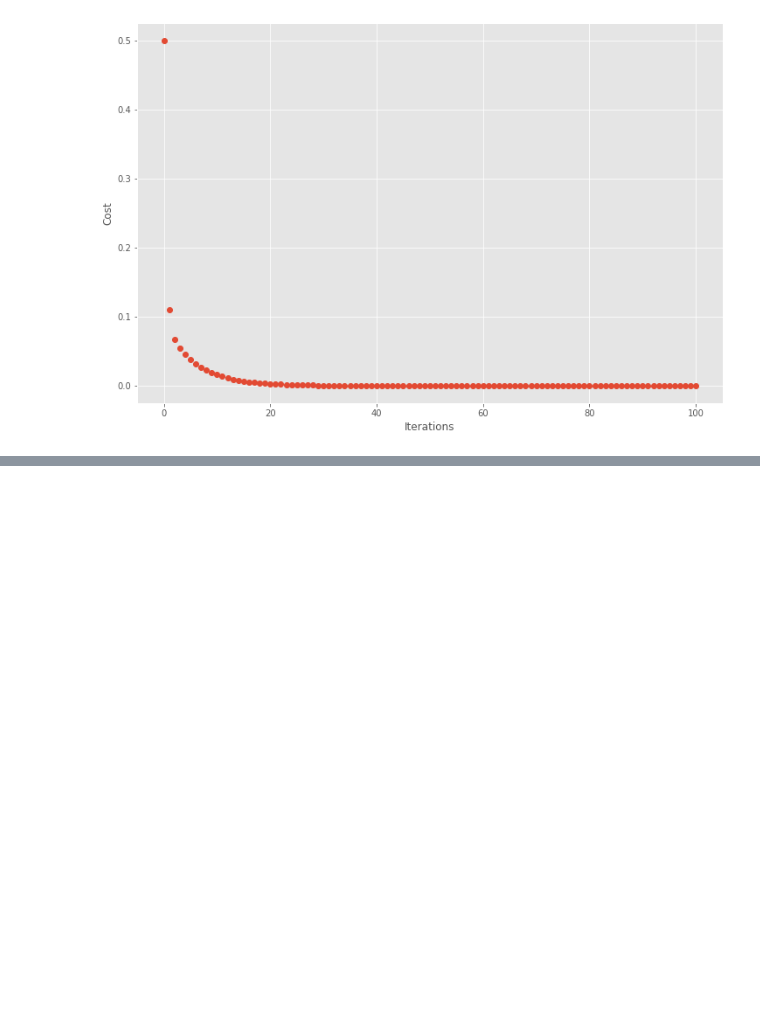
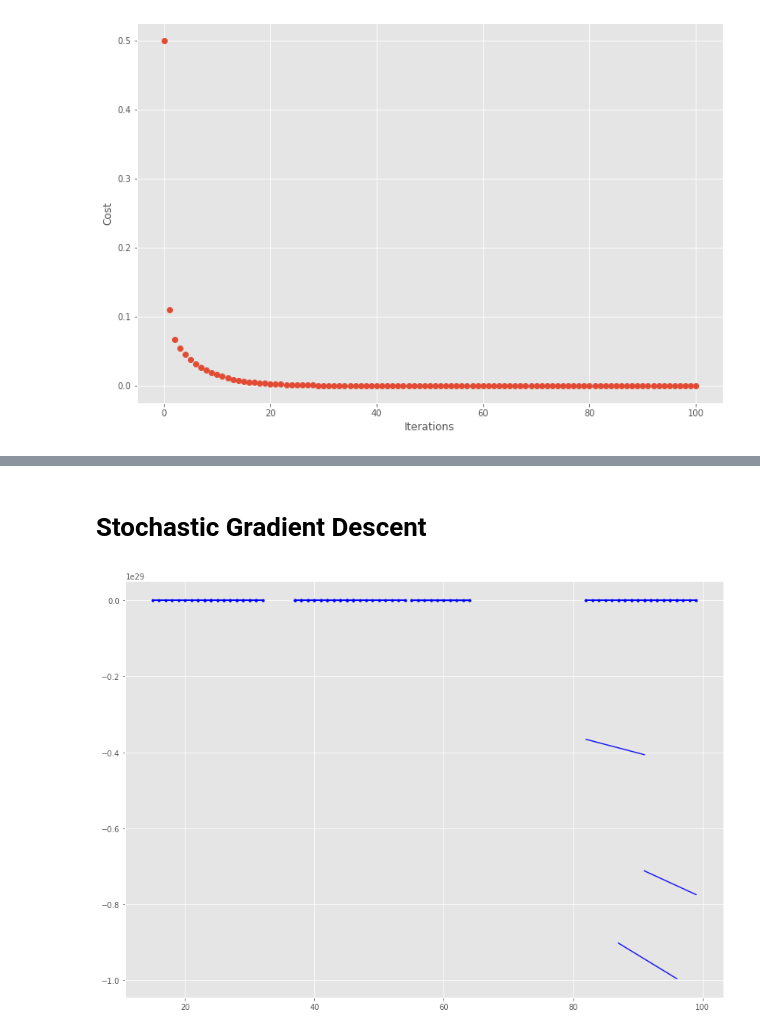
Before and after one commit to johntango/Cert3, a Jupyter notebook: GradientDesc.ipynb, the cells around one changed output, grey strips where cells are left out. Saved outputs shown, nothing was run; the diff lists cells and outputs as text; code cells hidden in the pictures; blank space fills up the shorter version.

```diff
--- a/GradientDesc.ipynb
+++ b/GradientDesc.ipynb
@@ -265,0 +212,46 @@ _=ax.plot(range(n_iter),c_hist,'b.')
+# %% [markdown]
+# Stochastic Gradient Descent
+# %%
+def plot_SGD(xy, w, max_iterations,learning_rate,ax,ax1=None):
+  x,y = xy
+  y = model(w,x)
+  _ = ax.plot(x[1],y,'b.')
+
+  tr = 0.5
+  for i in range(max_iterations):
+    pred_prev = xt.dot(wt)
+    w_hist, f_hist, c_hist = gradient_descent( xy, max_iterations-1, w, model, mse, grad_mse, [], learning_rate=0.05, momentum=0.8)
+    pred = xt.dot(wt)
+    if ((i % 2 == 0) ):
+      ypred = f_hist[i]
+      _ = ax.plot(x[1],ypred, 'b-',alpha=tr)
+      if tr < 0.8:
+        tr = tr+0.2
+    if not ax1== None:
+      _ = ax1.plot(range(n_iter),c_hist,'o')
+ndim = 2
+npoints = 100
+w = np.array([0, 0])
+
+myones = np.ones(npoints)
+x = np.arange(0, npoints)
+x = np.vstack((myones, x))
+y = model(w, x)
+y = y + 1
+max_iterations = 10
+# %%
+
+
+
+def get_slice(x, y, n):
+    start = np.random.randint(0, npoints)
+    return x[:,start:start+n], y[start:start+n]
+
+_,ax = plt.subplots(figsize=(14,10))
+for i in range(10):
+    x_slice, y_slice = get_slice(x, y, 10)
+    xy = (x_slice,y_slice)
+    #print(xy)
+    plot_GD(xy, w, max_iterations,0.1,ax)
+# %% [output]
+[figure, added]
```
Also changed, not shown: parts of 16 cells of this notebook.
